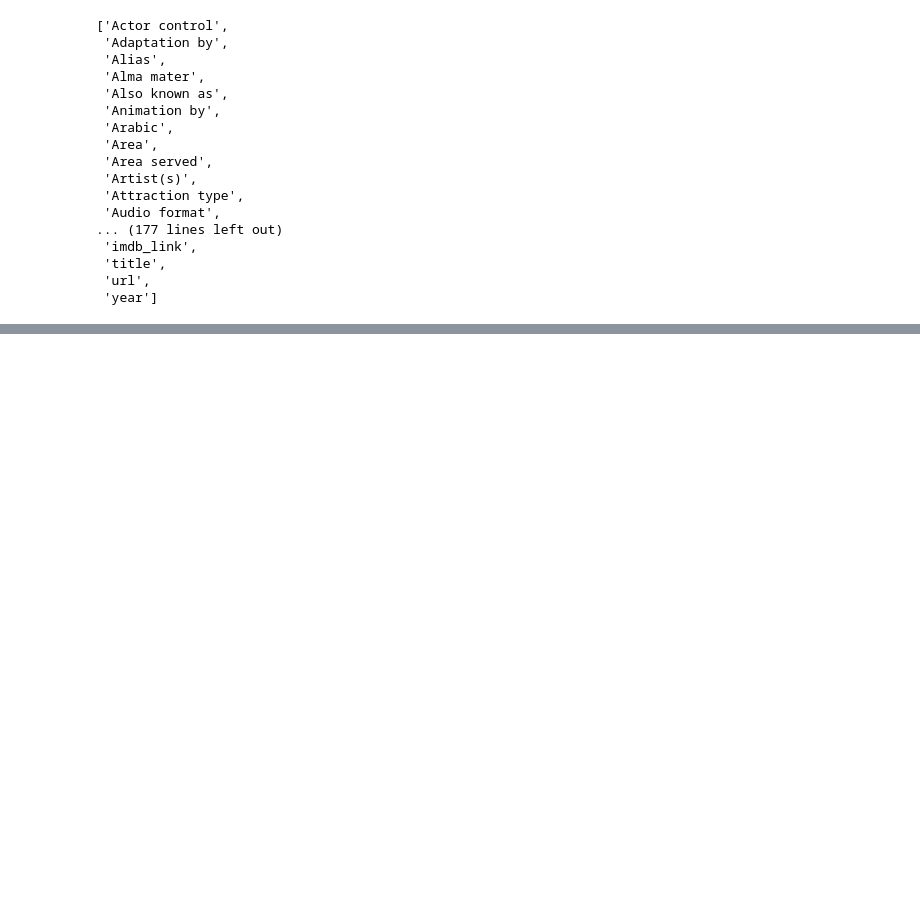
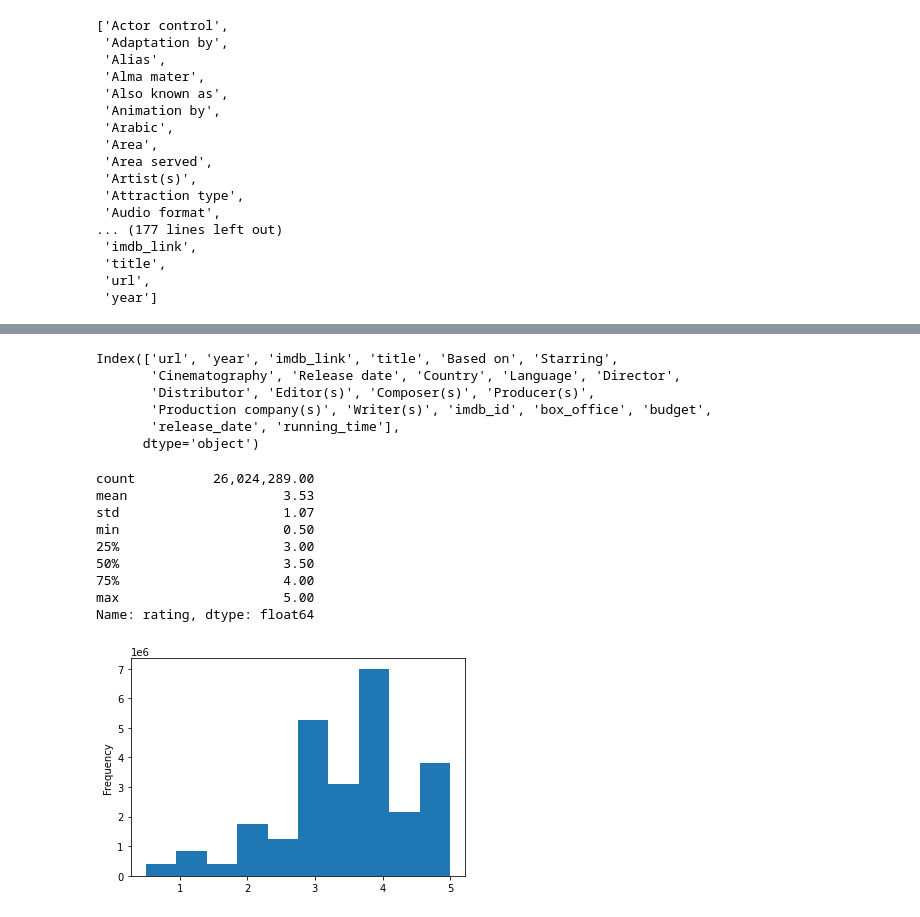
Before and after one commit to cranade/Movies-ETL, a Jupyter notebook: etl_work.ipynb, the cells around one changed output, grey strips where cells are left out. Saved outputs shown, nothing was run; the diff lists cells and outputs as text; code cells hidden in the pictures; blank space fills up the shorter version.

```diff
--- a/etl_work.ipynb
+++ b/etl_work.ipynb
@@ -267,0 +849,26 @@ sorted(wiki_movies_df.columns.tolist())
+# %%
+wiki_movies_df.columns
+# %% [output]
+Index(['url', 'year', 'imdb_link', 'title', 'Based on', 'Starring',
+       'Cinematography', 'Release date', 'Country', 'Language', 'Director',
+       'Distributor', 'Editor(s)', 'Composer(s)', 'Producer(s)',
+       'Production company(s)', 'Writer(s)', 'imdb_id', 'box_office', 'budget',
+       'release_date', 'running_time'],
+      dtype='object')
+# %%
+ratings['timestamp'] = pd.to_datetime(ratings['timestamp'], unit='s')
+# %%
+pd.options.display.float_format = '{:20,.2f}'.format
+ratings['rating'].plot(kind='hist')
+ratings['rating'].describe()
+# %% [output]
+count          26,024,289.00
+mean                    3.53
+std                     1.07
+min                     0.50
+25%                     3.00
+50%                     3.50
+75%                     4.00
+max                     5.00
+Name: rating, dtype: float64
+[figure, added]
```
Also changed, not shown: parts of 110 cells of this notebook, 5 other files.
